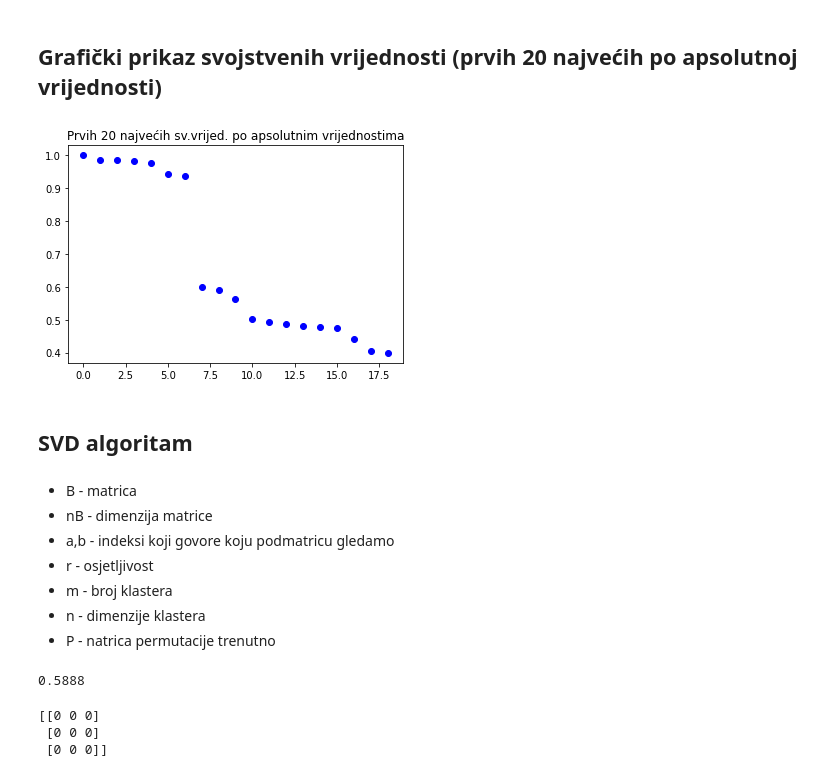
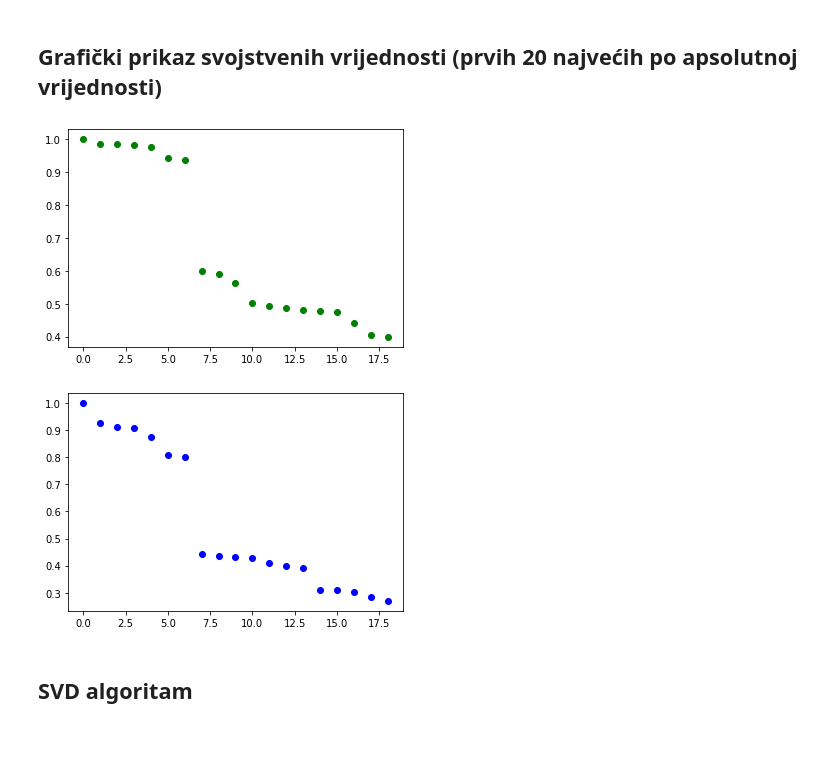
Before and after one commit to MiaRosic/mtmap, a Jupyter notebook: Fah_idioti.ipynb, the cells around one changed output. Cells and saved outputs as stored; diff of their text form; code cells hidden in the pictures; blank space fills up the shorter version.

```diff
--- a/Fah_idioti.ipynb
+++ b/Fah_idioti.ipynb
@@ -50,41 +67,20 @@ plt.show()
 # %% [markdown]
 ## Grafički prikaz svojstvenih vrijednosti (prvih 20 najvećih po apsolutnoj vrijednosti)
+# %%
+value3, vector3 = la.eig(data3)
+svrijed = -np.sort(-abs(value3))
+plt.plot(svrijed[0:19], 'go')
+#plt.title("Ph300")
+plt.show()
+# %% [output]
+[figure, added]
 # %%
-value, vector = la.eig(data)
-svrijed = -np.sort(-abs(value))
+value5, vector5 = la.eig(data5)
+svrijed = -np.sort(-abs(value5))
 plt.plot(svrijed[0:19], 'bo')
-plt.title("Prvih 20 najvećih sv.vrijed. po apsolutnim vrijednostima")
+#plt.title("Ph500")
 plt.show()
 # %% [output]
-[figure, old version]
+[figure, new version]
 # %% [markdown]
 ## SVD algoritam
-# %% [markdown]
-*   B - matrica
-*   nB - dimenzija matrice
-*   a,b - indeksi koji govore koju podmatricu gledamo
-*   r - osjetljivost
-*   m - broj klastera
-*   n - dimenzije klastera
-*   P - natrica permutacije trenutno
-# %%
-# Radim matricu
-A = [[0.2018, 0.7752, 0.0003, 0.0093, 0.0048, 0.0064, 0.0022],
-     [0.3950, 0.5888, 0.0027, 0.0003, 0.0043, 0.0016, 0.0073],
-     [0.0093, 0.0072, 0.2911, 0.2949, 0.3938, 0.0012, 0.0025],
-     [0.0064, 0.0038, 0.1947, 0.1947, 0.5580, 0.0048, 0.0049],
-     [0.0003, 0.0063, 0.1034, 0.1028, 0.7713, 0.0092, 0.0067],
-     [0.0082, 0.0016, 0.0067, 0.0076, 0.0027, 0.6762, 0.2970],
-     [0.0089, 0.0068, 0.0030, 0.0018, 0.0065, 0.1014, 0.8715]]
-A = pd.DataFrame(A)
-# %% [output]
-0.5888
-# %%
-#                                                          TESTIRANJE
-B=np.zeros((3,3), dtype=int)
-B[2,1]=0.0008
-print(B)
-# %% [output]
-[[0 0 0]
- [0 0 0]
- [0 0 0]]
```
Also changed, not shown: parts of 39 cells of this notebook.
